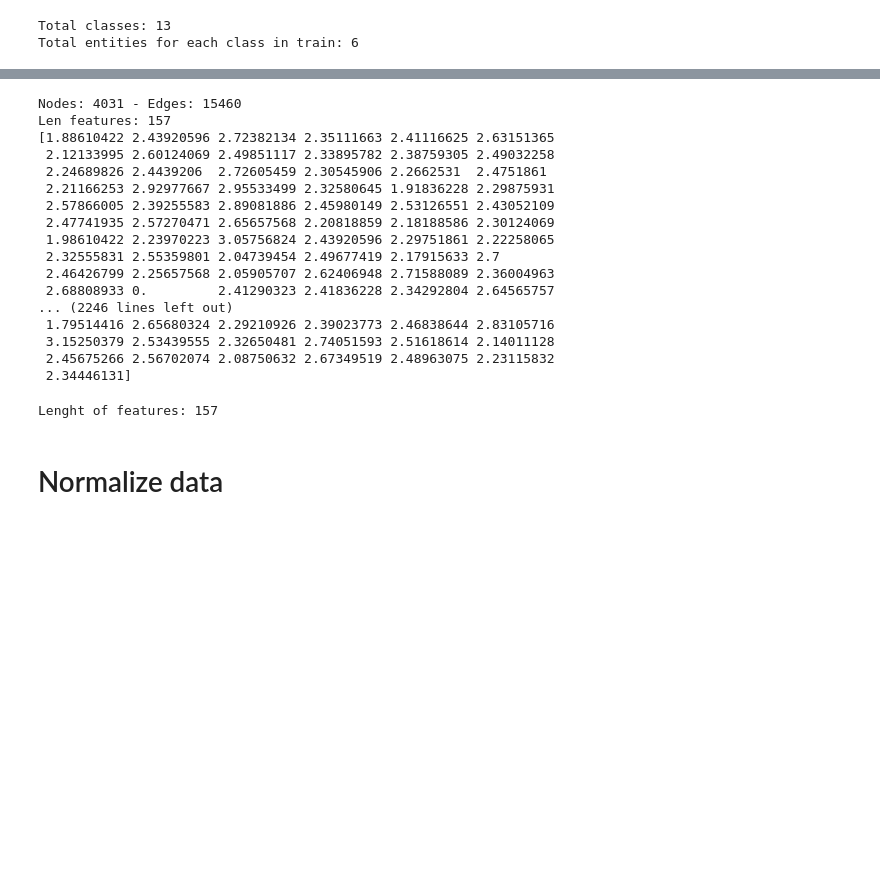
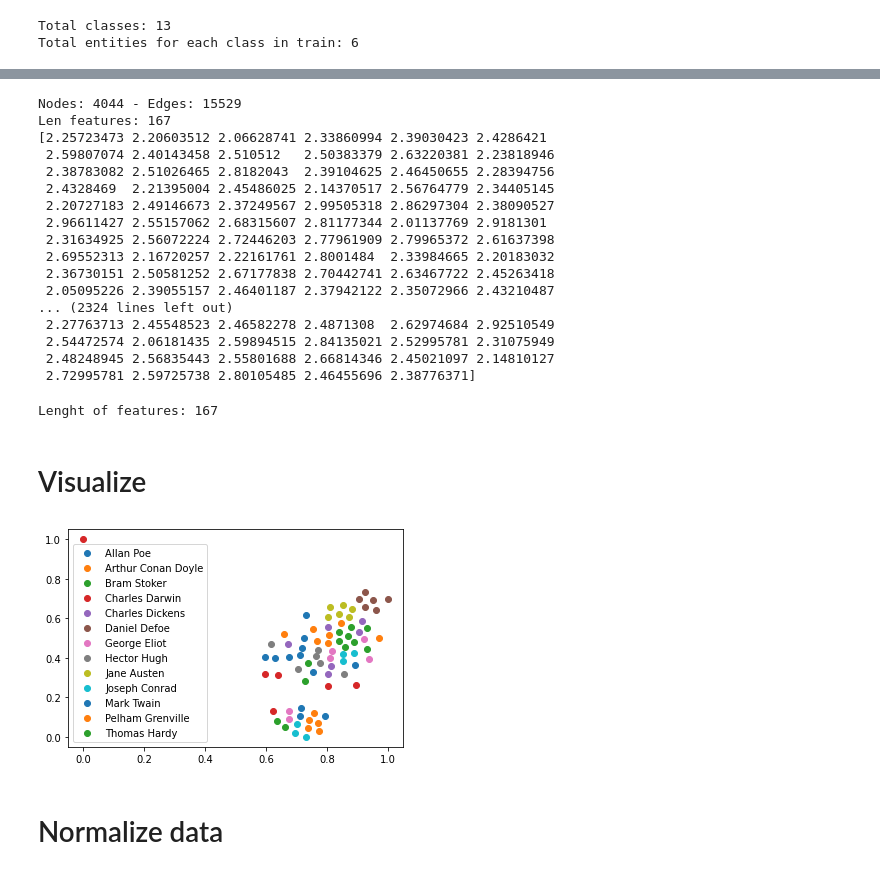
Before and after one commit to mailaucq/book_classification, a Jupyter notebook: Local_Features.ipynb, the cells around one changed output, grey strips where cells are left out. Saved outputs shown, nothing was run; the diff lists cells and outputs as text; code cells hidden in the pictures; blank space fills up the shorter version.

Commit message:
variability for common words

```diff
--- a/Local_Features.ipynb
+++ b/Local_Features.ipynb
@@ -39,7 +39,7 @@ texts = list(df['text'])
 # %%
 corpus, segmented_corpus = get_corpus(texts, length_cut)
 # %%
-selected_corpus, words_features, word_index, index_word = get_random_corpus(segmented_corpus, remove_punctuation=True, lemmatization_flag=True, feature_selection = feature_selection)
+selected_corpus, words_features, word_index, index_word = get_random_corpus(segmented_corpus, remove_punctuation_flag=True, lemmatization_flag=True, feature_selection = feature_selection)
 # %%
 len(words_features)
 # %% [output]
@@ -105,24 +105,26 @@ def get_local_features(sequences, word_features, measures):
 # %%
 X = get_local_features(selected_corpus, words_features, measures)
 # %% [output]
-Nodes: 4031 - Edges: 15460
-Len features: 157
-[1.88610422 2.43920596 2.72382134 2.35111663 2.41116625 2.63151365
- 2.12133995 2.60124069 2.49851117 2.33895782 2.38759305 2.49032258
- 2.24689826 2.4439206  2.72605459 2.30545906 2.2662531  2.4751861
- 2.21166253 2.92977667 2.95533499 2.32580645 1.91836228 2.29875931
- 2.57866005 2.39255583 2.89081886 2.45980149 2.53126551 2.43052109
- 2.47741935 2.57270471 2.65657568 2.20818859 2.18188586 2.30124069
- 1.98610422 2.23970223 3.05756824 2.43920596 2.29751861 2.22258065
- 2.32555831 2.55359801 2.04739454 2.49677419 2.17915633 2.7
- 2.46426799 2.25657568 2.05905707 2.62406948 2.71588089 2.36004963
- 2.68808933 0.         2.41290323 2.41836228 2.34292804 2.64565757
-... (2246 lines left out)
- 1.79514416 2.65680324 2.29210926 2.39023773 2.46838644 2.83105716
- 3.15250379 2.53439555 2.32650481 2.74051593 2.51618614 2.14011128
- 2.45675266 2.56702074 2.08750632 2.67349519 2.48963075 2.23115832
- 2.34446131]
+Nodes: 4044 - Edges: 15529
+Len features: 167
+[2.25723473 2.20603512 2.06628741 2.33860994 2.39030423 2.4286421
+ 2.59807074 2.40143458 2.510512   2.50383379 2.63220381 2.23818946
+ 2.38783082 2.51026465 2.8182043  2.39104625 2.46450655 2.28394756
+ 2.4328469  2.21395004 2.45486025 2.14370517 2.56764779 2.34405145
+ 2.20727183 2.49146673 2.37249567 2.99505318 2.86297304 2.38090527
+ 2.96611427 2.55157062 2.68315607 2.81177344 2.01137769 2.9181301
+ 2.31634925 2.56072224 2.72446203 2.77961909 2.79965372 2.61637398
+ 2.69552313 2.16720257 2.22161761 2.8001484  2.33984665 2.20183032
+ 2.36730151 2.50581252 2.67177838 2.70442741 2.63467722 2.45263418
+ 2.05095226 2.39055157 2.46401187 2.37942122 2.35072966 2.43210487
+... (2324 lines left out)
+ 2.27763713 2.45548523 2.46582278 2.4871308  2.62974684 2.92510549
+ 2.54472574 2.06181435 2.59894515 2.84135021 2.52995781 2.31075949
+ 2.48248945 2.56835443 2.55801688 2.66814346 2.45021097 2.14810127
+ 2.72995781 2.59725738 2.80105485 2.46455696 2.38776371]
 # %%
 print("Lenght of features:", len(X[0]))
 # %% [output]
-Lenght of features: 157
+Lenght of features: 167
+# %% [markdown]
+# Visualize
@@ -129,3 +133,7 @@ Lenght of features: 157
+# %%
+visualize_tsne(X, labels)
+# %% [output]
+[figure, added]
 # %% [markdown]
 # Normalize data
 # %%
```
Also changed, not shown: parts of 5 cells of this notebook, 7 other files.
